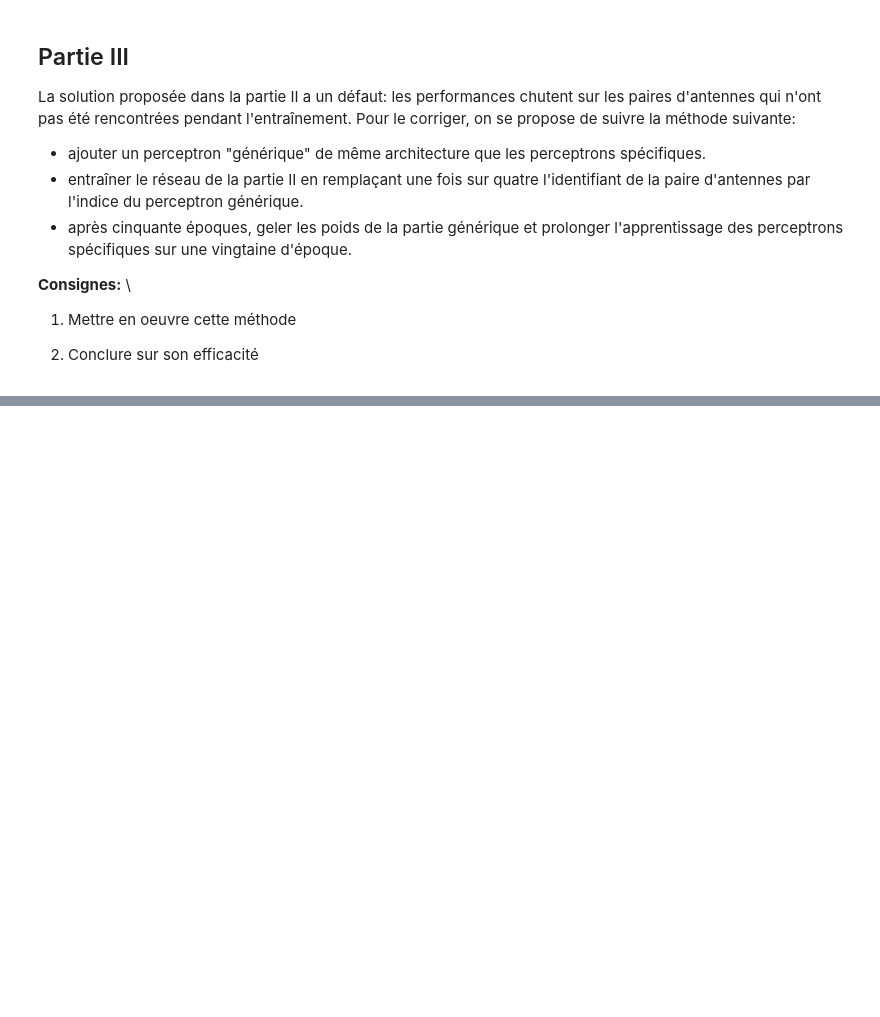
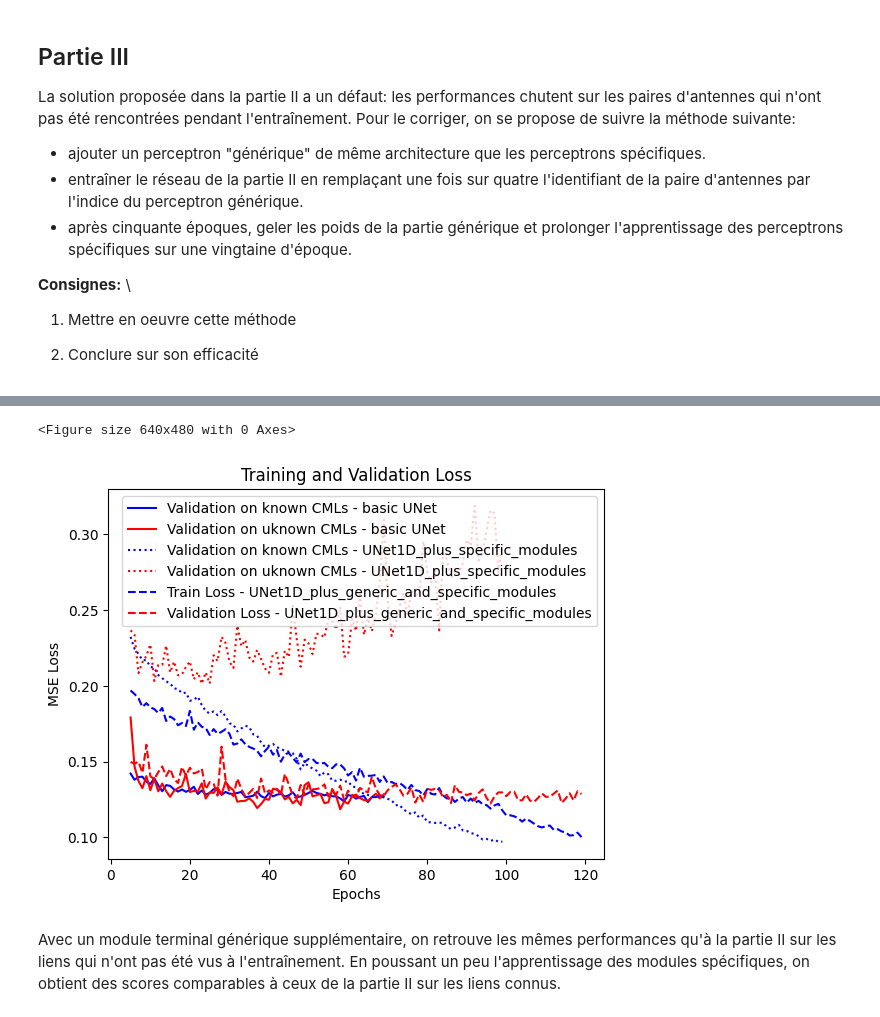
Before and after one commit to Zaidelmo/exam_2025, a Jupyter notebook: notebooks/probleme1_correction.ipynb, the cells around one changed output, grey strips where cells are left out. Drawn from its saved outputs; the diff is of its cells as text; code cells hidden in the pictures; blank space fills up the shorter version.

```diff
--- a/notebooks/probleme1_correction.ipynb
+++ b/notebooks/probleme1_correction.ipynb
@@ -415,0 +760,21 @@ La solution proposée dans la partie II a un défaut: les performances chutent s
+# %%
+# Affichage des courbes de perte
+plt.figure()
+# Affichage des courbes de perte
+plt.figure()
+plt.plot(range(5, 70), train_losses[5:], color='blue', label='Validation on known CMLs - basic UNet')
+plt.plot(range(5, 70), val_losses[5:], color='red',label='Validation on uknown CMLs - basic UNet')
+plt.plot(range(5, 100), train_losses2[5:], color='blue',label='Validation on known CMLs - UNet1D_plus_specific_modules', linestyle=':')
+plt.plot(range(5, 100), val_losses2[5:], color='red',label='Validation on uknown CMLs - UNet1D_plus_specific_modules', linestyle=':')
+plt.plot(range(5, 100 + 20), train_losses3[5:], color='blue',label='Train Loss - UNet1D_plus_generic_and_specific_modules', linestyle='--')
+plt.plot(range(5, 100 + 20), val_losses3[5:], color='red',label='Validation Loss - UNet1D_plus_generic_and_specific_modules', linestyle='--')
+plt.xlabel('Epochs')
+plt.ylabel('MSE Loss')
+plt.legend()
+plt.title('Training and Validation Loss')
+plt.show()
+# %% [output]
+<Figure size 640x480 with 0 Axes>
+[figure, added]
+# %% [markdown]
+Avec un module terminal générique supplémentaire, on retrouve les mêmes performances qu'à la partie II sur les liens qui n'ont pas été vus à l'entraînement. En poussant un peu l'apprentissage des modules spécifiques, on obtient des scores comparables à ceux de la partie II sur les liens connus.
```
Also changed, not shown: parts of 12 cells of this notebook.
